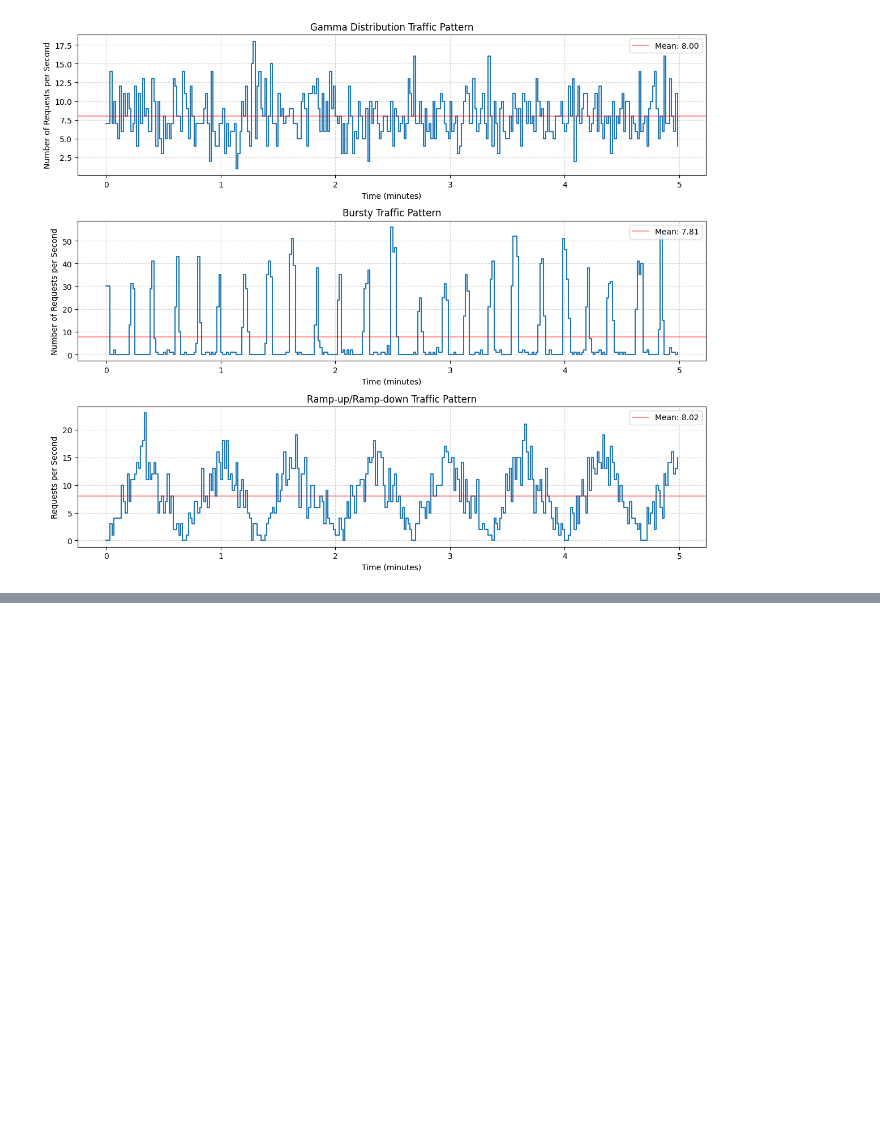
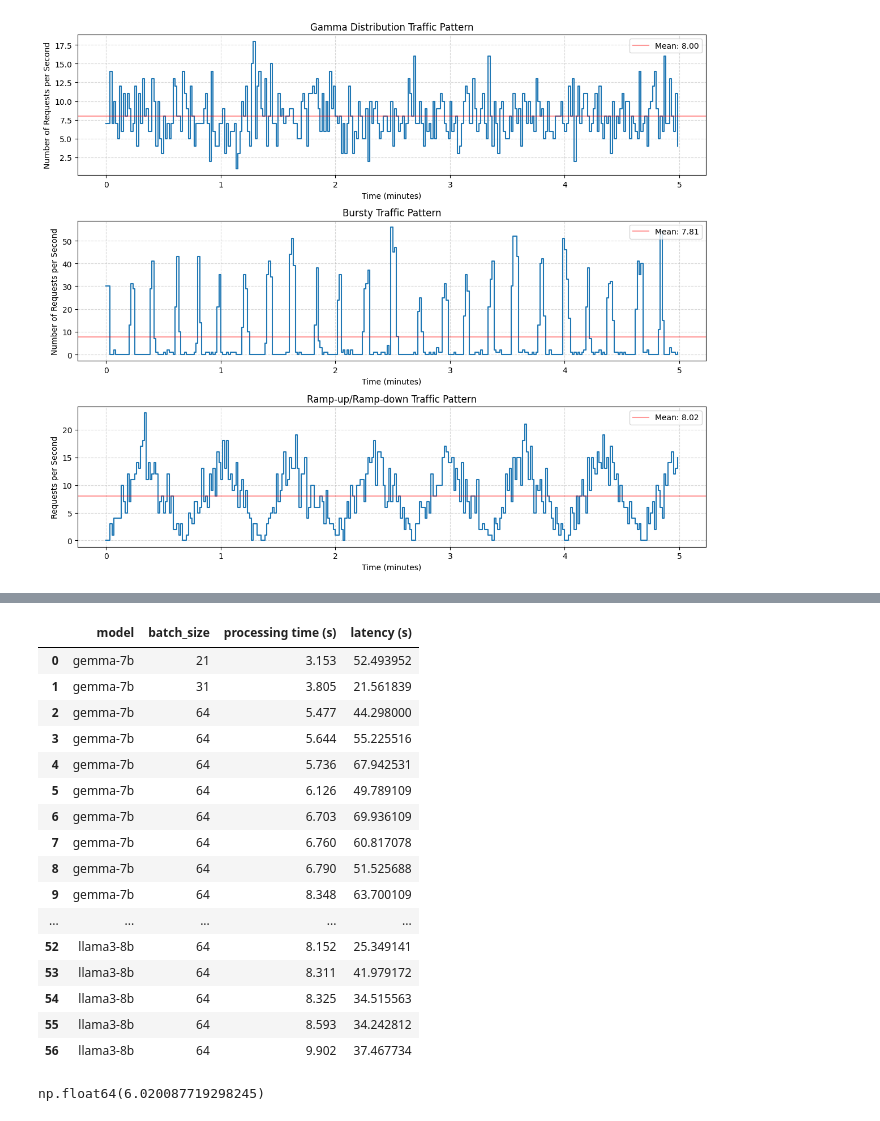
Before and after one commit to Antonio-MI/sincere, a Jupyter notebook: process_results.ipynb, the cells around one changed output, grey strips where cells are left out. Cells and saved outputs as stored; diff of their text form; code cells hidden in the pictures; blank space fills up the shorter version.

```diff
--- a/process_results.ipynb
+++ b/process_results.ipynb
@@ -298,0 +300,29 @@ plt.show()
+# %%
+
+path = "outputs/"
+filename = "measurements_results_red_cuda_BestBatch+Timer_20240924_143655.csv"
+df = pd.read_csv(path+filename)
+a = df.loc[:,["model","batch_size", "latency (s)", "processing time (s)"]].groupby(["model", "batch_size", "processing time (s)"]).mean().reset_index()
+a
+# %% [output]
+|  | model | batch_size | processing time (s) | latency (s) |
+| 0 | gemma-7b | 21 | 3.153 | 52.493952 |
+| 1 | gemma-7b | 31 | 3.805 | 21.561839 |
+| 2 | gemma-7b | 64 | 5.477 | 44.298000 |
+| 3 | gemma-7b | 64 | 5.644 | 55.225516 |
+| 4 | gemma-7b | 64 | 5.736 | 67.942531 |
+| 5 | gemma-7b | 64 | 6.126 | 49.789109 |
+| 6 | gemma-7b | 64 | 6.703 | 69.936109 |
+| 7 | gemma-7b | 64 | 6.760 | 60.817078 |
+| 8 | gemma-7b | 64 | 6.790 | 51.525688 |
+| 9 | gemma-7b | 64 | 8.348 | 63.700109 |
+| ... | ... | ... | ... | ... |
+| 52 | llama3-8b | 64 | 8.152 | 25.349141 |
+| 53 | llama3-8b | 64 | 8.311 | 41.979172 |
+| 54 | llama3-8b | 64 | 8.325 | 34.515563 |
+| 55 | llama3-8b | 64 | 8.593 | 34.242812 |
+| 56 | llama3-8b | 64 | 9.902 | 37.467734 |
+# %%
+a["processing time (s)"].mean()
+# %% [output]
+np.float64(6.020087719298245)
```
Also changed, not shown: parts of 2 cells of this notebook, 3 other files.
